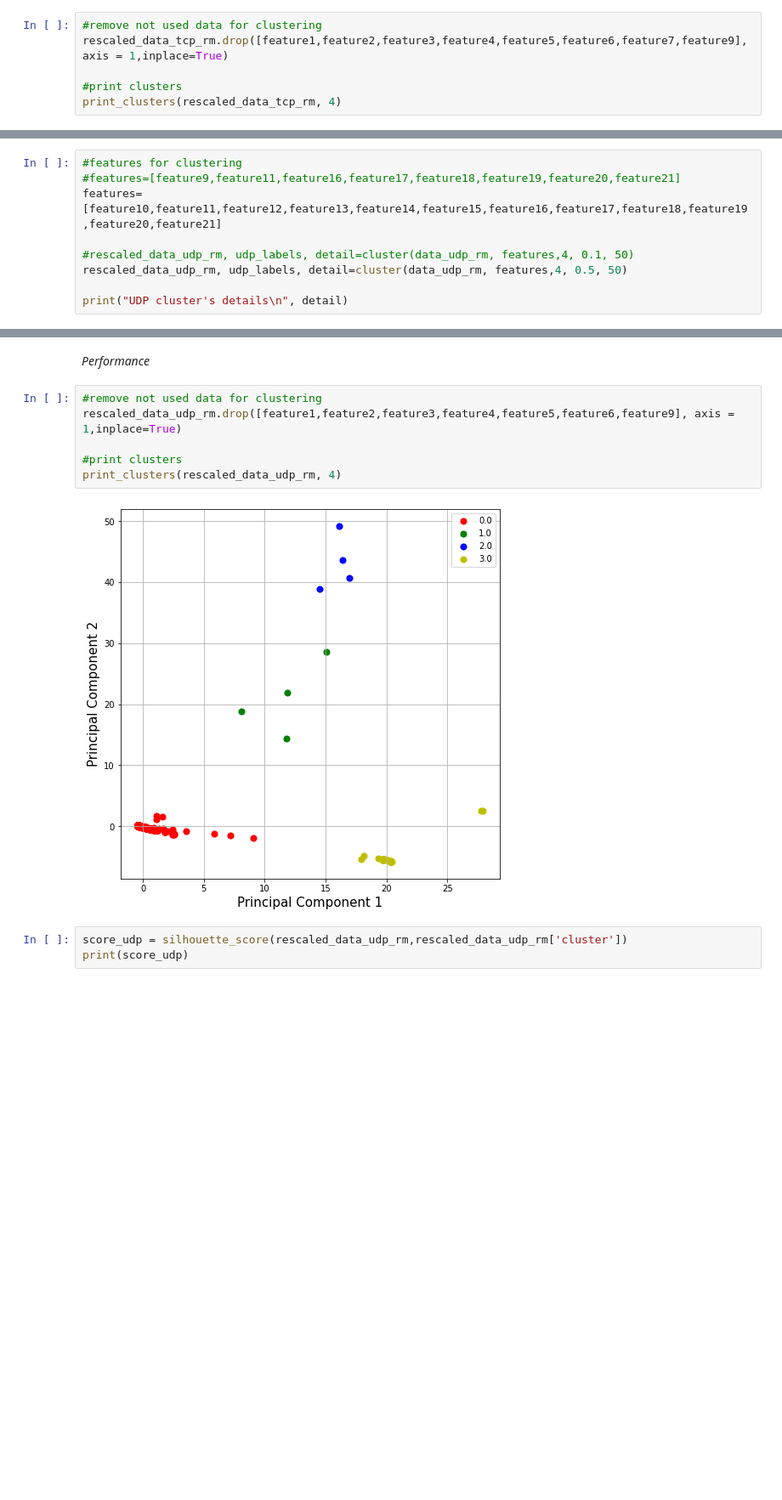
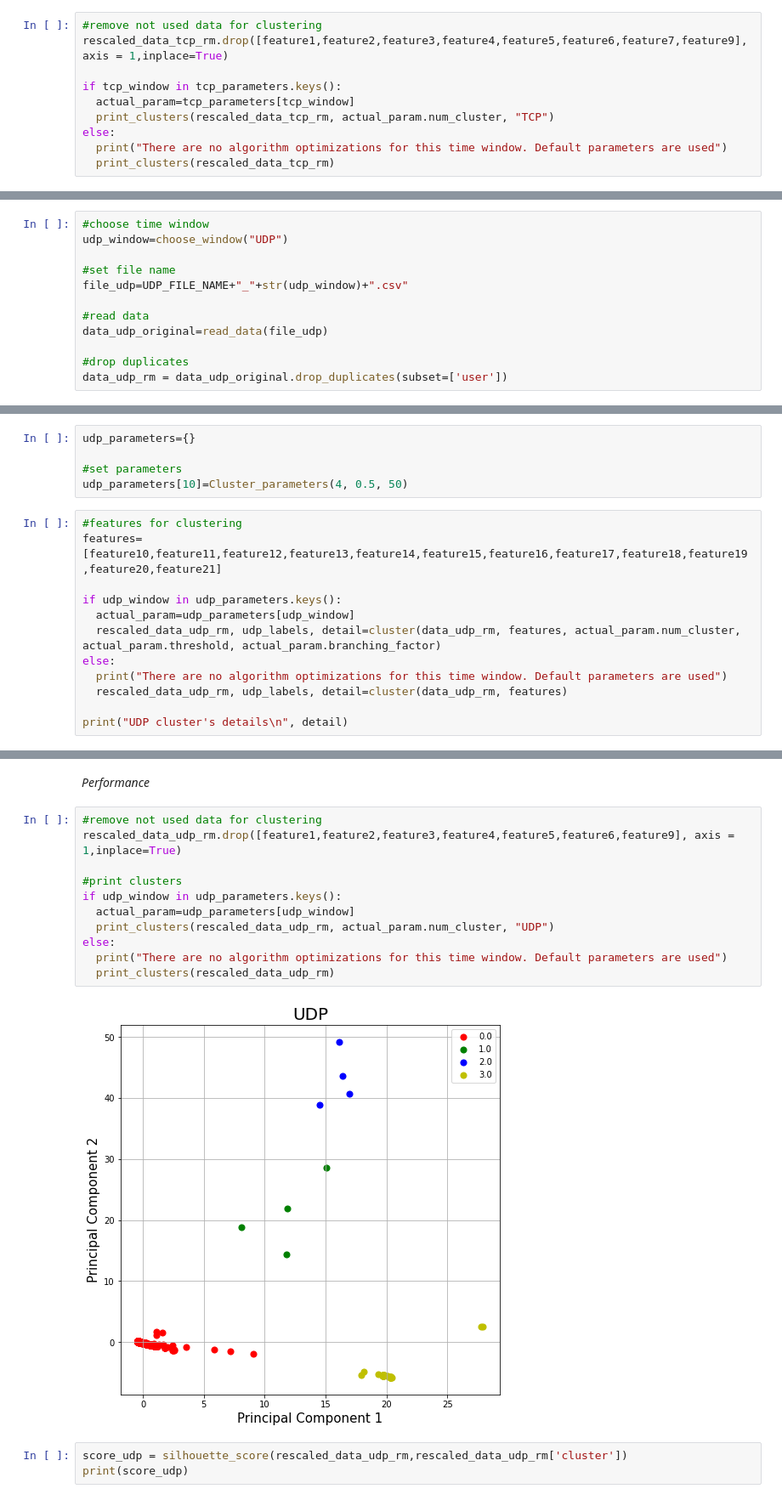
Before and after one commit to CyberSecLabBS/Honeypot_analysis, a Jupyter notebook: 3c_Progetto_Sicurezza_informatica_BIRCH.ipynb, the cells around one changed output, grey strips where cells are left out. Shown at 85% size. Cells and saved outputs as stored; diff of their text form; blank space fills up the shorter version.

```diff
--- a/3c_Progetto_Sicurezza_informatica_BIRCH.ipynb
+++ b/3c_Progetto_Sicurezza_informatica_BIRCH.ipynb
@@ -198,6 +185,10 @@ dtype: int64
 #remove not used data for clustering
 rescaled_data_tcp_rm.drop([feature1,feature2,feature3,feature4,feature5,feature6,feature7,feature9], axis = 1,inplace=True)
 
-#print clusters
-print_clusters(rescaled_data_tcp_rm, 4)
+if tcp_window in tcp_parameters.keys():
+  actual_param=tcp_parameters[tcp_window]
+  print_clusters(rescaled_data_tcp_rm, actual_param.num_cluster, "TCP")
+else:
+  print("There are no algorithm optimizations for this time window. Default parameters are used")
+  print_clusters(rescaled_data_tcp_rm)
 # %% [output]
@@ -209,3 +200,15 @@ print(score_tcp)
 0.8400499278517038
 # %% [markdown]
 # UDP Cluster
+# %%
+#choose time window
+udp_window=choose_window("UDP")
+
+#set file name
+file_udp=UDP_FILE_NAME+"_"+str(udp_window)+".csv"
+
+#read data
+data_udp_original=read_data(file_udp)
+
+#drop duplicates
+data_udp_rm = data_udp_original.drop_duplicates(subset=['user'])
@@ -212,10 +222,18 @@ print(score_tcp)
+# %%
+udp_parameters={}
+
+#set parameters
+udp_parameters[10]=Cluster_parameters(4, 0.5, 50)
 # %%
 #features for clustering
-#features=[feature9,feature11,feature16,feature17,feature18,feature19,feature20,feature21]
 features=[feature10,feature11,feature12,feature13,feature14,feature15,feature16,feature17,feature18,feature19,feature20,feature21]
 
-#rescaled_data_udp_rm, udp_labels, detail=cluster(data_udp_rm, features,4, 0.1, 50)
-rescaled_data_udp_rm, udp_labels, detail=cluster(data_udp_rm, features,4, 0.5, 50)
+if udp_window in udp_parameters.keys():
+  actual_param=udp_parameters[udp_window]
+  rescaled_data_udp_rm, udp_labels, detail=cluster(data_udp_rm, features, actual_param.num_cluster, actual_param.threshold, actual_param.branching_factor)
+else:
+  print("There are no algorithm optimizations for this time window. Default parameters are used")
+  rescaled_data_udp_rm, udp_labels, detail=cluster(data_udp_rm, features)
 
 print("UDP cluster's details\n", detail)
 # %% [output]
@@ -231,11 +249,16 @@ dtype: int64
 # %%
 #remove not used data for clustering
 rescaled_data_udp_rm.drop([feature1,feature2,feature3,feature4,feature5,feature6,feature9], axis = 1,inplace=True)
 
 #print clusters
-print_clusters(rescaled_data_udp_rm, 4)
+if udp_window in udp_parameters.keys():
+  actual_param=udp_parameters[udp_window]
+  print_clusters(rescaled_data_udp_rm, actual_param.num_cluster, "UDP")
+else:
+  print("There are no algorithm optimizations for this time window. Default parameters are used")
+  print_clusters(rescaled_data_udp_rm)
 # %% [output]
-[figure, old version]
+[figure, new version]
 # %%
 score_udp = silhouette_score(rescaled_data_udp_rm,rescaled_data_udp_rm['cluster'])
 print(score_udp)
```
Also changed, not shown: parts of 24 cells of this notebook.
